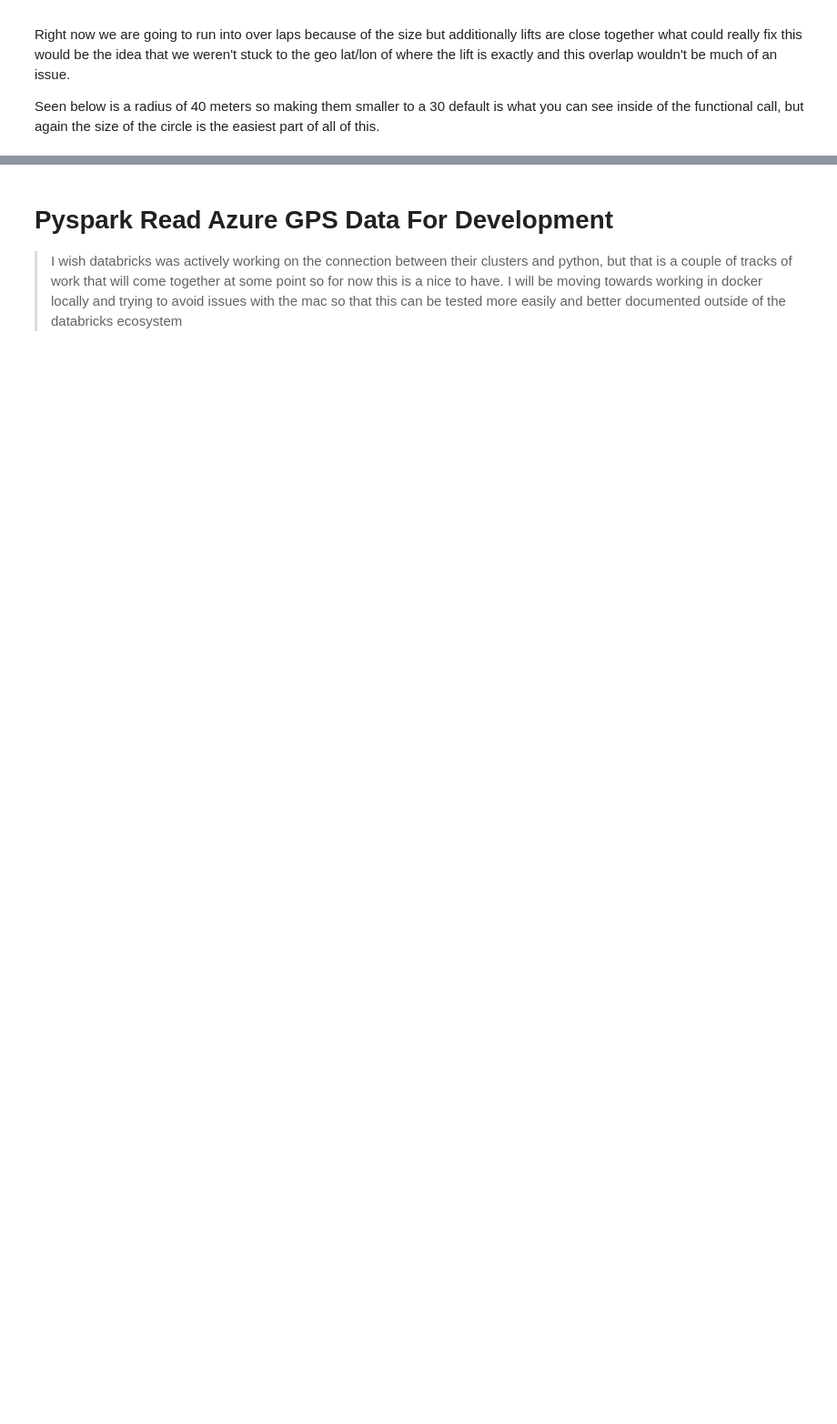
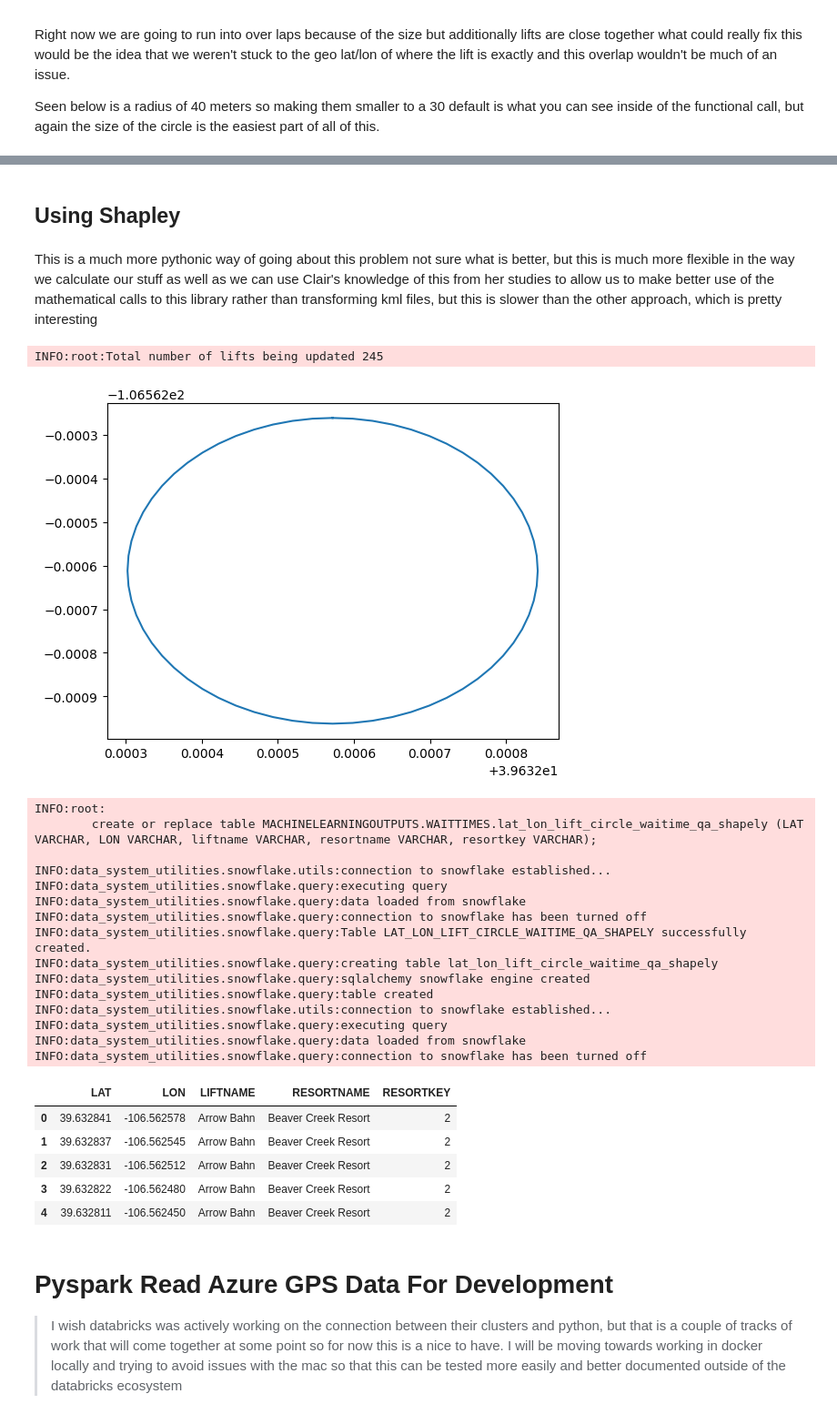
Before and after one commit to JeremyDemlow/EpicMixGuestGPSData, a Jupyter notebook: nbs/00_GPS_POC.ipynb, the cells around one changed output, grey strips where cells are left out. Shown at 91% size. Cells and saved outputs as stored; diff of their text form; code cells hidden in the pictures; blank space fills up the shorter version.

```diff
--- a/nbs/00_GPS_POC.ipynb
+++ b/nbs/00_GPS_POC.ipynb
@@ -100,7 +101,7 @@ def kml2csv(fname):
 def create_circle_area_around_lifts(df_lifts,
                                     file_name:str,
                                     kml_file_dir:str=None,
-                                    number_of_vertices:int=36,
+                                    number_of_vertices:int=65,
                                     radius:int=30,
                                     delete_kml:bool = True):
     result = []
@@ -236,6 +279,65 @@ INFO:data_system_utilities.snowflake.query:executing query
 INFO:data_system_utilities.snowflake.query:data loaded from snowflake
 INFO:data_system_utilities.snowflake.query:connection to snowflake has been turned off
 [figure]
+# %% [markdown]
+## Using Shapley
+# %% [markdown]
+This is a much more pythonic way of going about this problem not sure what is better, but this is much more flexible in the way we calculate our stuff as well as we can use Clair's knowledge of this from her studies to allow us to make better use of the mathematical calls to this library rather than transforming kml files, but this is slower than the other approach, which is pretty interesting
+# %%
+#| skipped
+# Functional Call to create Circles around lat long coordinates
+df_lat_lon_sp = create_circle_area_around_lifts_shapely(df_lifts, radius=30)
+df_lat_lon_sp[df_lat_lon_sp.liftname == lift_name][['LAT', 'LON']]
+
+# quick check to see if the function is working as intended
+lift_name = 'Arrow Bahn'
+plt.plot(df_lat_lon_sp[df_lat_lon_sp.liftname == lift_name].LAT,  df_lat_lon_sp[df_lat_lon_sp.liftname == lift_name].LON)
+plt.show()
+
+# create new snowflake data asset
+sf = Snowflake(
+    sfAccount=os.environ['sfAccount'],
+    sfUser=os.environ['sfUser'],
+    sfPswd=os.environ['sfPswd'],
+    sfWarehouse=os.environ['sfWarehouse'],
+    sfDatabase=os.environ['sfDatabase'],
+    sfSchema='WAITTIMES',
+    sfRole=os.environ['sfRole']
+)
+table_query = create_table_query_from_df(df_lat_lon_sp,
+                                        'MACHINELEARNINGOUTPUTS.WAITTIMES.lat_lon_lift_circle_waitime_qa_shapely',
+                                        True)
+sf.run_sql_str(table_query)
+sf.infer_to_snowflake(df=df_lat_lon, table_name='lat_lon_lift_circle_waitime_qa_shapely', if_exists='replace')
+sf.run_sql_str('''SELECT *
+               FROM lat_lon_lift_circle_waitime_qa_shapley
+               where liftname = 'Arrow Bahn'
+               LIMIT 5
+               ''')
+# %% [output]
+INFO:root:Total number of lifts being updated 245
+[figure, added]
+INFO:root:
+        create or replace table MACHINELEARNINGOUTPUTS.WAITTIMES.lat_lon_lift_circle_waitime_qa_shapely (LAT VARCHAR, LON VARCHAR, liftname VARCHAR, resortname VARCHAR, resortkey VARCHAR);
+
+INFO:data_system_utilities.snowflake.utils:connection to snowflake established...
+INFO:data_system_utilities.snowflake.query:executing query
+INFO:data_system_utilities.snowflake.query:data loaded from snowflake
+INFO:data_system_utilities.snowflake.query:connection to snowflake has been turned off
+INFO:data_system_utilities.snowflake.query:Table LAT_LON_LIFT_CIRCLE_WAITIME_QA_SHAPELY successfully created.
+INFO:data_system_utilities.snowflake.query:creating table lat_lon_lift_circle_waitime_qa_shapely
+INFO:data_system_utilities.snowflake.query:sqlalchemy snowflake engine created
+INFO:data_system_utilities.snowflake.query:table created
+INFO:data_system_utilities.snowflake.utils:connection to snowflake established...
+INFO:data_system_utilities.snowflake.query:executing query
+INFO:data_system_utilities.snowflake.query:data loaded from snowflake
+INFO:data_system_utilities.snowflake.query:connection to snowflake has been turned off
+|  | LAT | LON | LIFTNAME | RESORTNAME | RESORTKEY |
+| 0 | 39.632841 | -106.562578 | Arrow Bahn | Beaver Creek Resort | 2 |
+| 1 | 39.632837 | -106.562545 | Arrow Bahn | Beaver Creek Resort | 2 |
+| 2 | 39.632831 | -106.562512 | Arrow Bahn | Beaver Creek Resort | 2 |
+| 3 | 39.632822 | -106.562480 | Arrow Bahn | Beaver Creek Resort | 2 |
+| 4 | 39.632811 | -106.562450 | Arrow Bahn | Beaver Creek Resort | 2 |
 # %% [markdown]
 # Pyspark Read Azure GPS Data For Development
 
```
Also changed, not shown: parts of 9 cells of this notebook.
